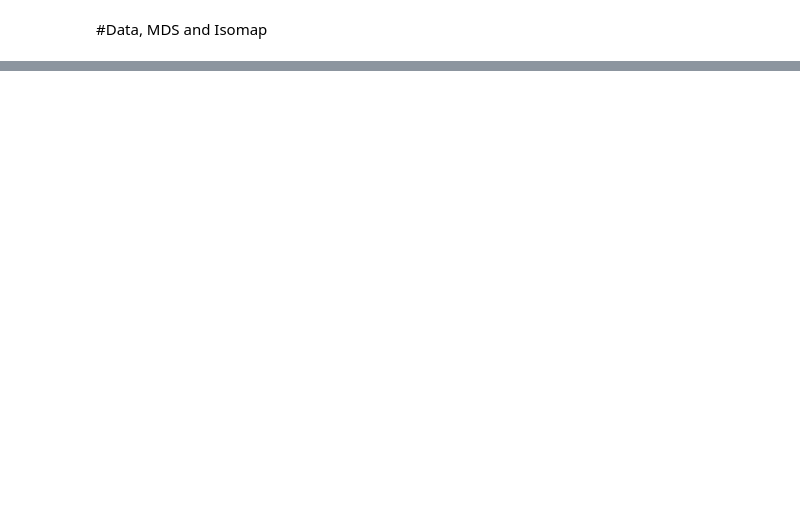
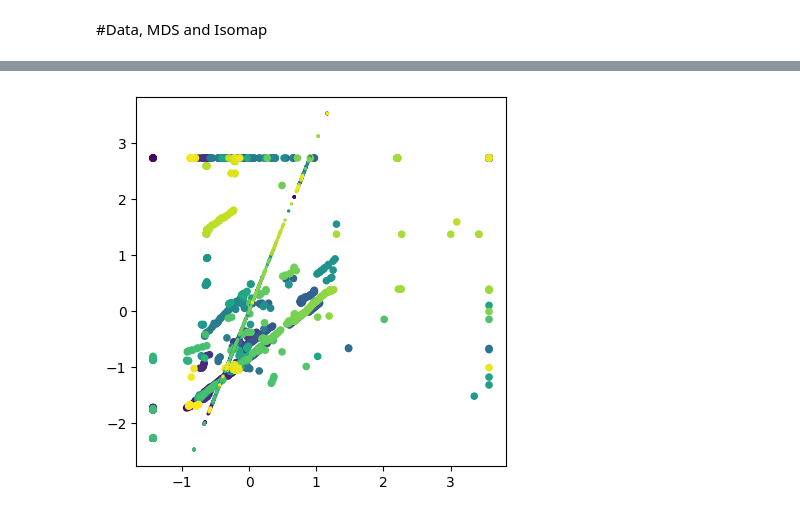
Before and after one commit to whosphong/USER-REVIEW-SEGMENTATION---UAmath509, a Jupyter notebook: Code/mds.ipynb, the cells around one changed output, grey strips where cells are left out. Saved outputs shown, nothing was run; the diff lists cells and outputs as text; code cells hidden in the pictures; blank space fills up the shorter version.

Commit message:
Update mds.ipynb
added plots and comments

```diff
--- a/Code/mds.ipynb
+++ b/Code/mds.ipynb
@@ -243,0 +93,8 @@ pd.DataFrame(np.array([kmeans_2.labels_, kmeans_inf.labels_, kmeans_iso.labels_]
+# %%
+# get + preprocess data
+data = 'https://raw.githubusercontent.com/whosphong/DATA-STRUCTURES-AND-PLATFORMS---UAmath509/refs/heads/main/google_review_ratings.csv'
+df = pd.read_csv(data)
+df.drop(columns=['User', 'Unnamed: 25'], inplace=True)
+column_names = ['churches', 'resorts', 'beaches', 'parks', 'theatres', 'museums', 'malls', 'zoo', 'restaurants', 'pubs_bars', 'local_services', 'burger_pizza_shops', 'hotels_other_lodgings', 'juice_bars', 'art_galleries', 'dance_clubs', 'swimming_pools', 'gyms', 'bakeries', 'beauty_spas', 'cafes', 'view_points', 'monuments', 'gardens']
+df.columns = column_names
+df = df[df.duplicated() == False]
@@ -243,0 +114,20 @@ pd.DataFrame(np.array([kmeans_2.labels_, kmeans_inf.labels_, kmeans_iso.labels_]
+# %%
+# getting demonstration plots for presentation
+ntest = 1000
+test = np.array(df[['churches','resorts']])[0:ntest,:]
+
+test[:,0] = test[:,0] - np.mean(test[:,0])
+test[:,1] = test[:,1] - np.mean(test[:,1])
+
+pca = sk.decomposition.PCA(n_components=1)
+res = pca.fit_transform(test)
+
+
+fig = plt.figure()
+ax = fig.add_subplot()
+ax.set_box_aspect(1)
+ax.scatter(test[:,0],test[:,1],s=20,c=np.arange(ntest))
+ax.scatter(*(res * pca.components_[0]).T,s=2, c=np.arange(ntest))
+plt.show()
+# %% [output]
+[figure, added]
```
Also changed, not shown: parts of 53 cells of this notebook.
